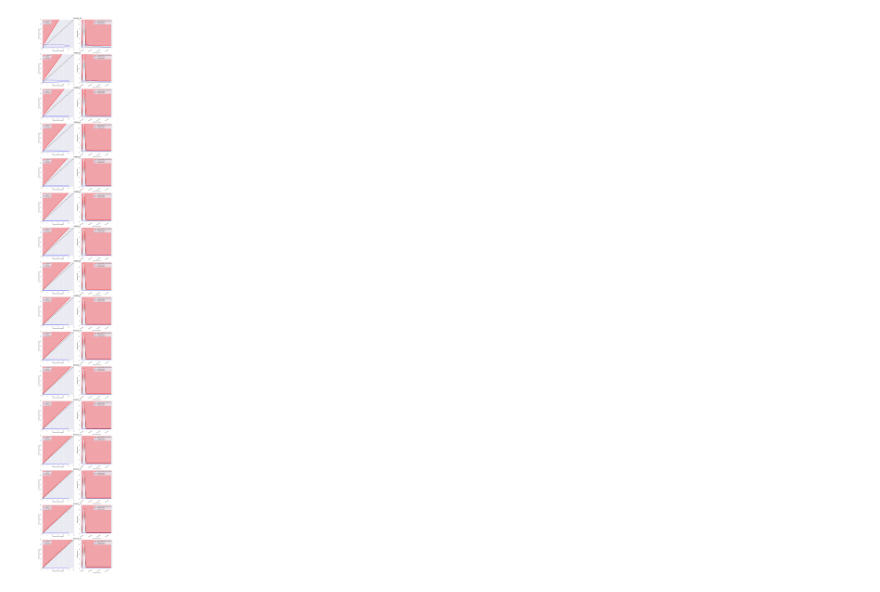
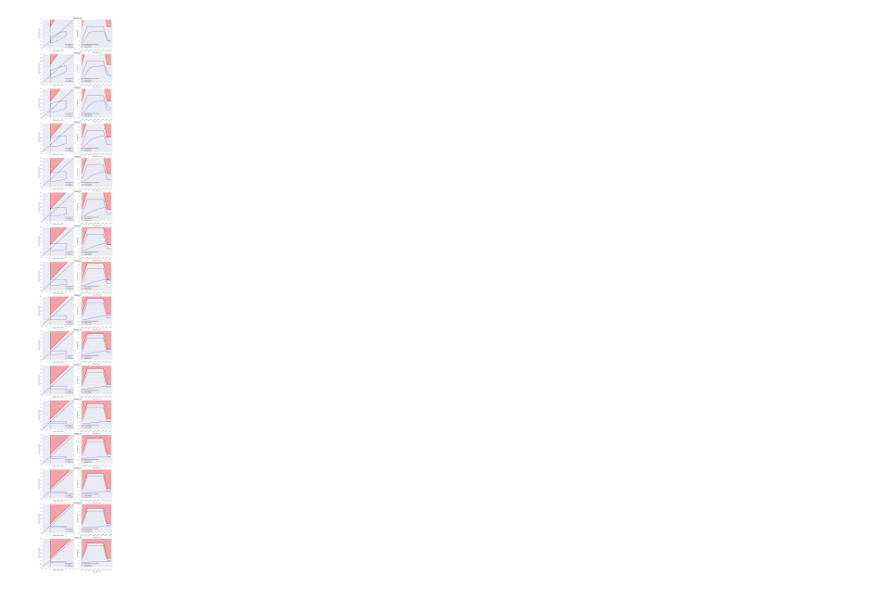
Before and after one commit to BenoitPierson/Deco, a Jupyter notebook: Saturation calculator.ipynb, the cells around one changed output. Drawn from its saved outputs; the diff is of its cells as text; code cells hidden in the pictures.

```diff
--- a/Saturation calculator.ipynb
+++ b/Saturation calculator.ipynb
@@ -340,21 +340,32 @@ def calculate_cpt_saturation_with_deco_mix(diving_profile, O2Part_adm = 1.6):
 # %%
 M_values = read_M_values_from_file("Buhlmann_Zh-L16C_M-values.csv")
 M_values_basis = M_values
+GF_low = 0.9 # unit : %
+GF_high = 0.9 # unit : %
 N2Part = 0.79 # unit : %
+des_speed = 1 / 60 # unit : m/sec
+asc_speed = 1.5 / 60 # unit : m/sec
+diving_profile = define_dive_depth_profile(depth = 20, time = 60)
 
-des_speed = 240 / 60 # unit : m/sec
-asc_speed = 240 / 60 # unit : m/sec
-diving_profile = define_dive_depth_profile(depth = 240, time = 0.5)
+M_values = calculate_GF_lines(GF_low, GF_high, Pamb_max, M_values)
 
 depth = diving_profile['Profondeur [m]'].values[-1]
 time = diving_profile['Temps [sec]'].values[-1]
 timestep = diving_profile['Temps [sec]'].values[-1] - diving_profile['Temps [sec]'].values[-2]
 
+depths = []
+times = []
+
 while (depth > 0.001):
     depth = depth - asc_speed * timestep.astype('timedelta64[s]').astype(np.int32)
     time = time + timestep
-    diving_profile = diving_profile.append({'Temps [sec]' : time, 'Profondeur [m]' : depth, 'Phase' : 'Ascent'}, ignore_index = True)
+    depths.append(depth)
+    times.append(time)
 
+phases = ["Ascent" for i in range(len(times))]
+diving_profile_asc = pd.DataFrame({'Temps [sec]' : times, 'Profondeur [m]' : depths, 'Phase' : phases})
+
+diving_profile = pd.concat([diving_profile, diving_profile_asc], ignore_index = True)
 diving_profile = calculate_cpt_saturation_along_dive(diving_profile)
 diving_profile_post_dive = calculate_cpt_saturation_after_dive(diving_profile, time_after_dive_min = 15)
 diving_profile = pd.concat([diving_profile, diving_profile_post_dive], ignore_index = True)
@@ -369,36 +380,36 @@ for cpt in cpts:
     M0 = M_values_basis[cpt]['M0']
     M_slope = M_values_basis[cpt]['M_Slope']
     x = [i for i in range(1, 100)]
     M_line = [(p - 1) * M_slope + M0 for p in x]
     axs[i, 0].plot(x, M_line, color = 'red', linewidth = 3, label = "M-value line")
-    axs[i, 0].plot([1., 1.], [0., 2.], linestyle = '--', color = 'black', label = "Surface")
+    axs[i, 0].plot([1., 1.], [0., 100.], linestyle = '--', color = 'black', label = "Surface")
     axs[i, 0].plot(diving_profile['Pamb'], diving_profile[col_name], color = 'blue', label = "Deco profile")
     axs[i, 0].set_xlabel('Ambiant pressure [bar]')
     axs[i, 0].set_ylabel('Inert gas tension [bar]')
-    axs[i, 0].set_xlim([0., 30.])
-    axs[i, 0].set_ylim([0., 30.])
+    axs[i, 0].set_xlim([0., 4.])
+    axs[i, 0].set_ylim([0., 4.])
     axs[i, 0].plot([0., 100.], [0., 100.], color = 'black', linestyle = '--', linewidth = 2)
     axs[i, 0].fill_between(x, M_line, 100., color = 'red', alpha = 0.3)
     axs[i, 0].set_title("TISSUE " + cpt.upper(), fontsize = 18)
     ttl = axs[i, 0].title
     ttl.set_position([1.1, 1.2])
     axs[i, 0].legend()
 
     Pamb_max = diving_profile['Pamb'].max()
 
     M_val_lim = (diving_profile['Pamb'] - 1.) * M_slope + M0
     axs[i, 1].plot(diving_profile['Temps [sec]'], M_val_lim, color = 'red', linewidth = 3, label = "Max admissible inert gas tension")
     axs[i, 1].plot(diving_profile['Temps [sec]'], diving_profile['Pamb'], color = 'black', label = "Ambiant pressure")
     axs[i, 1].plot(diving_profile['Temps [sec]'], diving_profile[col_name], color = 'blue', label = "Inert gas tension")
     axs[i, 1].set_xticklabels(diving_profile['Temps [sec]'], rotation = 30)
     axs[i, 1].xaxis.set_major_formatter(mdates.DateFormatter("%H:%M:%S"))
     axs[i, 1].fill_between(diving_profile['Temps [sec]'], M_val_lim, 100., color = 'red', alpha = 0.3)
     axs[i, 1].set_xlabel('Time [hh:mm:ss]')
     axs[i, 1].set_ylabel('Pressure [bar]')
-    axs[i, 1].set_ylim([0., 30.])
+    axs[i, 1].set_ylim([0., 4.])
     axs[i, 1].legend()
     i += 1
 
-plt.savefig("saturation_profile_240m.pdf")
+plt.savefig("saturation_profile.pdf")
 # %% [output]
-[figure, old version]
+[figure, new version]
```
Also changed, not shown: parts of 2 cells of this notebook, 1 other file.
